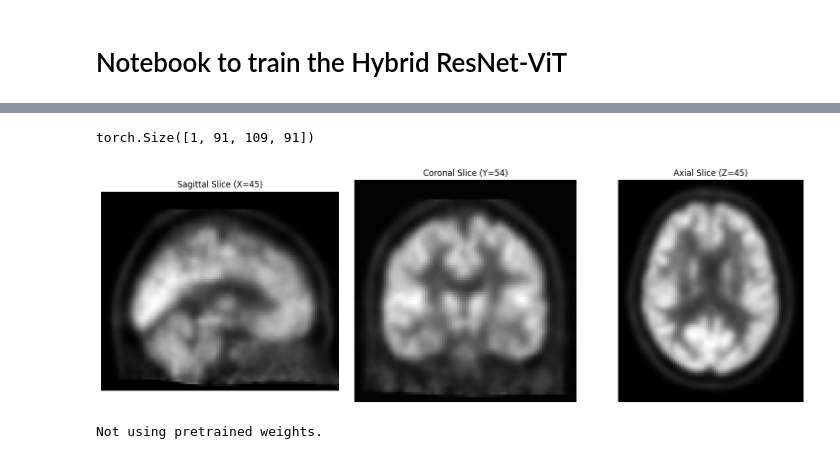
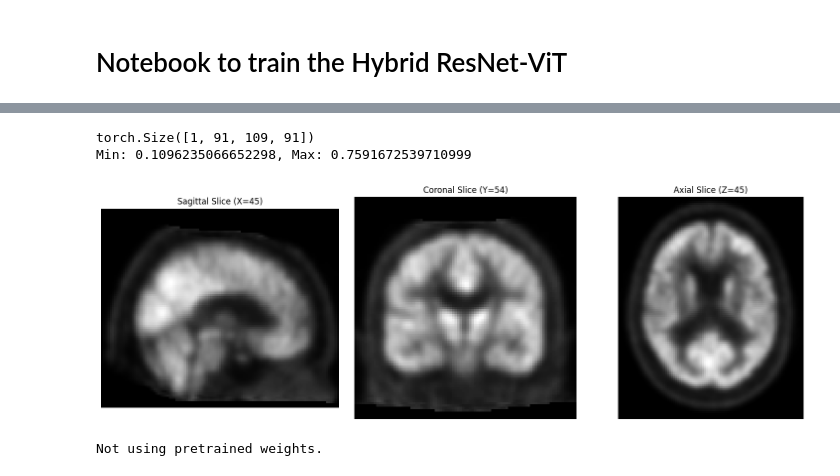
Before and after one commit to diogommiranda/Guiding-ViTs-attention-with-domain-knowledge-for-AD, a Jupyter notebook: code/hybrid-cnn-vit.ipynb, the cells around one changed output, grey strips where cells are left out. Saved outputs shown, nothing was run; the diff lists cells and outputs as text; code cells hidden in the pictures.

```diff
--- a/code/hybrid-cnn-vit.ipynb
+++ b/code/hybrid-cnn-vit.ipynb
@@ -46,7 +51,7 @@ NORMALIZATION = "mni_reg_CV" # Name of the directory with the datasets
 DATASET = "smci_pmci" # Choose dataset: "smci_pmci" or "nc_ad"
 DATA_DIR = Path("/home/diogommiranda/tese/datasets/") / NORMALIZATION / DATASET
 VOLUME_SHAPE = (91, 109, 91) # Expected volume shape of the PET images
-BATCH_SIZE = 16 # Set batch size
+BATCH_SIZE = 4 # Set batch size
 INPUT_ROI_MASK_PATH = None # Set to None to not apply mask to the images
 
 # Get train paths and labels to calculate minmax values
@@ -96,14 +110,18 @@ Scanning /home/diogommiranda/tese/datasets/mni_reg_CV/smci_pmci/test...
 # %%
 # Verify data with a test sample
-i = 1
+i = 5
 for data, label in test_data:
     view_image_data(data[i])
     #data[i] = torch.flip(data[i], dims=[3])
     #view_image_data(data[i])
     print(data[i].shape)
+    min_val = data[i].min().item()
+    max_val = data[i].max().item()
+    print(f"Min: {min_val}, Max: {max_val}")
     break
 # %% [output]
 torch.Size([1, 91, 109, 91])
+Min: 0.1096235066652298, Max: 0.7591672539710999
-[figure, old version]
+[figure, new version]
 # %%
 # Setting configurations
```
Also changed, not shown: parts of 6 cells of this notebook, 9 other files.
